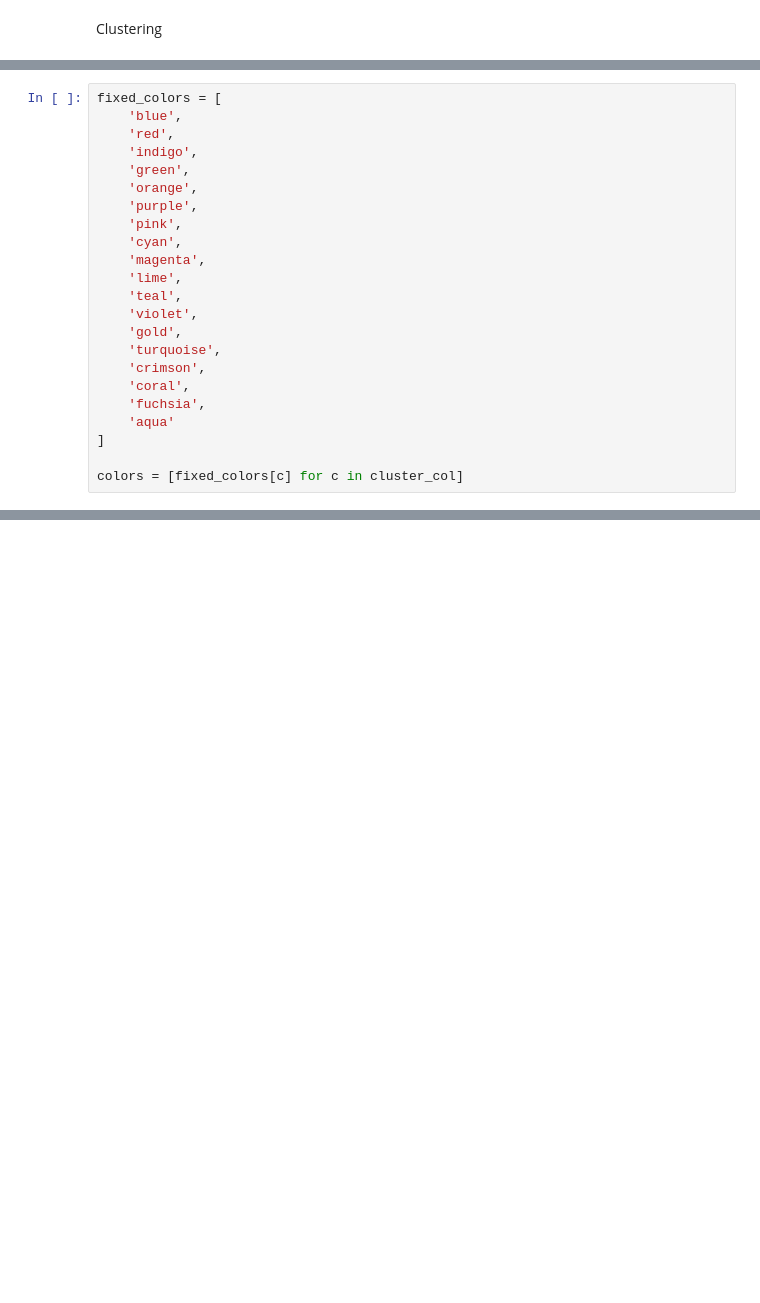
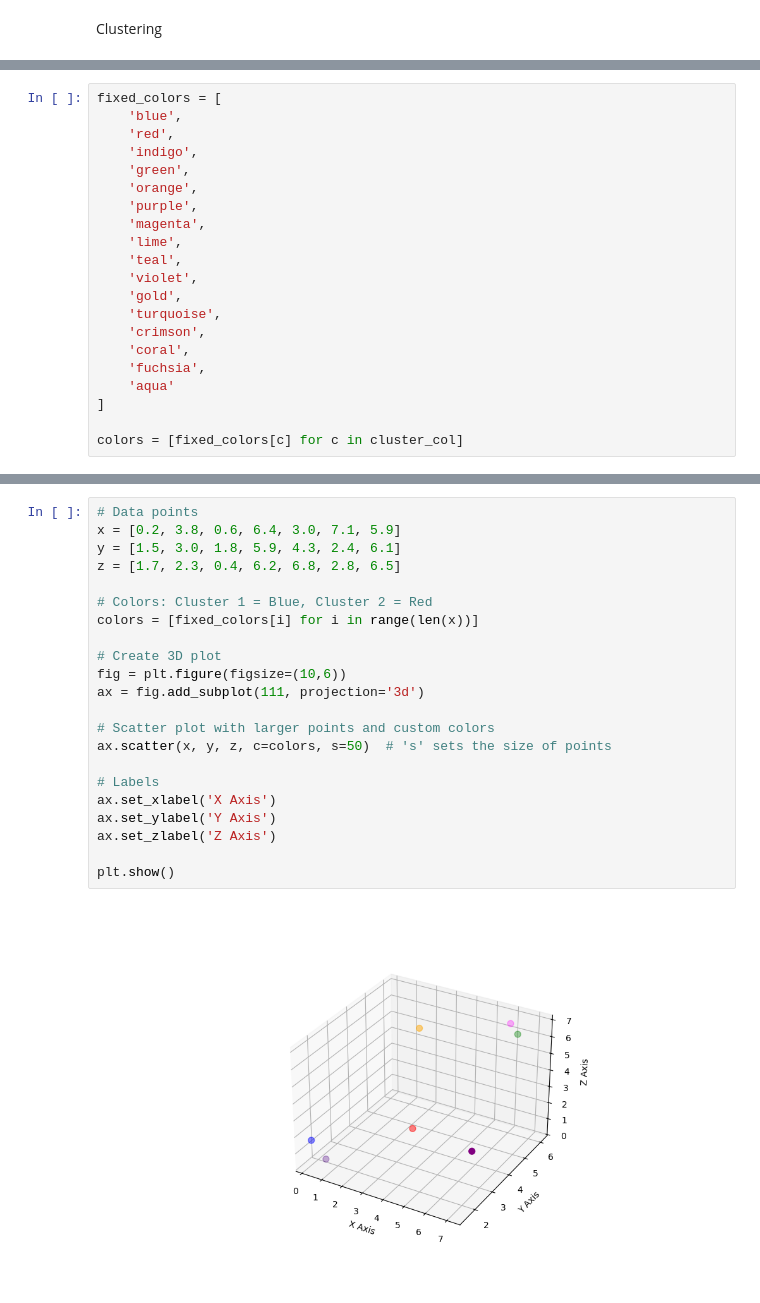
Before and after one commit to Chanidu-Edirisinghe/MachineLearning, a Jupyter notebook: Clustering.ipynb, the cells around one changed output, grey strips where cells are left out. Cells and saved outputs as stored; diff of their text form; blank space fills up the shorter version.

```diff
--- a/Clustering.ipynb
+++ b/Clustering.ipynb
@@ -64,8 +109,6 @@ fixed_colors = [
     'green',
     'orange',
     'purple',
-    'pink',
-    'cyan',
     'magenta',
     'lime',
     'teal',
@@ -181,0 +236,24 @@ plt.show()
+# %%
+# Data points
+x = [0.2, 3.8, 0.6, 6.4, 3.0, 7.1, 5.9]
+y = [1.5, 3.0, 1.8, 5.9, 4.3, 2.4, 6.1]
+z = [1.7, 2.3, 0.4, 6.2, 6.8, 2.8, 6.5]
+
+# Colors: Cluster 1 = Blue, Cluster 2 = Red
+colors = [fixed_colors[i] for i in range(len(x))]
+
+# Create 3D plot
+fig = plt.figure(figsize=(10,6))
+ax = fig.add_subplot(111, projection='3d')
+
+# Scatter plot with larger points and custom colors
+ax.scatter(x, y, z, c=colors, s=50)  # 's' sets the size of points
+
+# Labels
+ax.set_xlabel('X Axis')
+ax.set_ylabel('Y Axis')
+ax.set_zlabel('Z Axis')
+
+plt.show()
+# %% [output]
+[figure, added]
```
Also changed, not shown: parts of 28 cells of this notebook.
